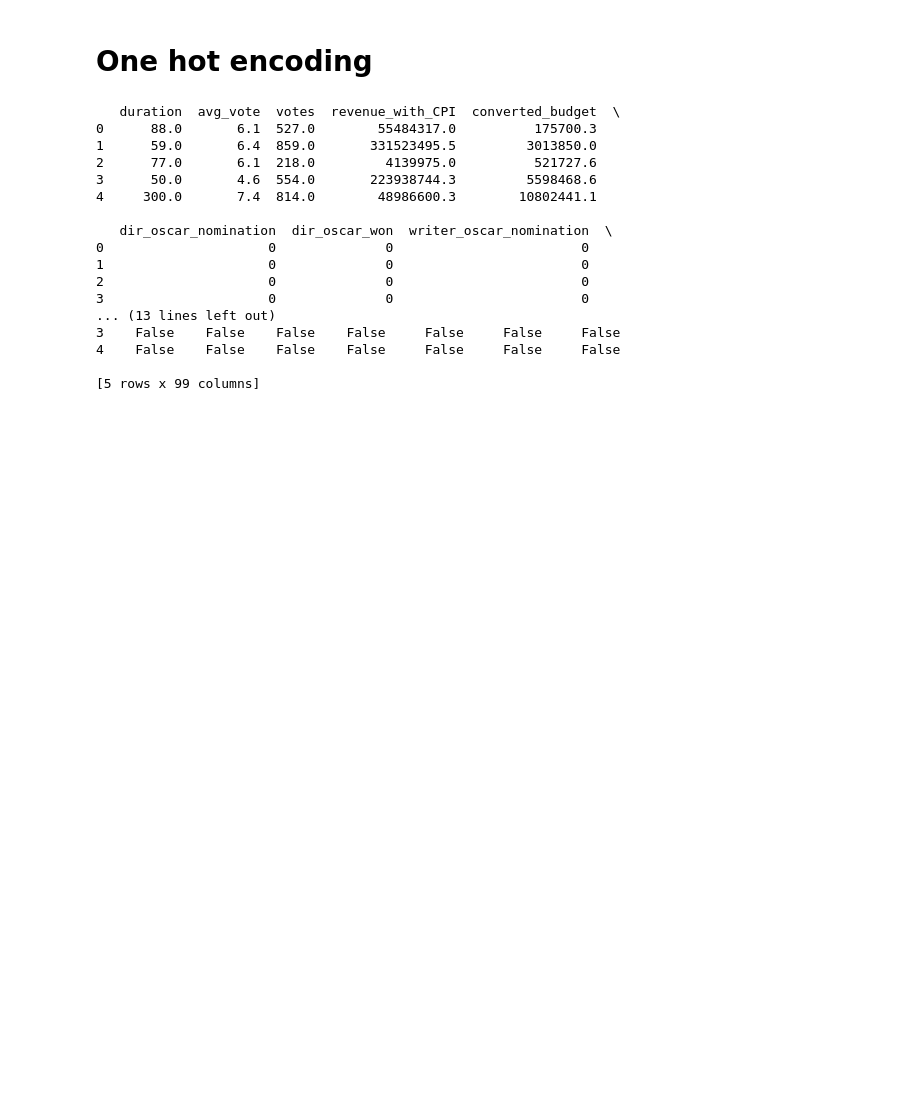
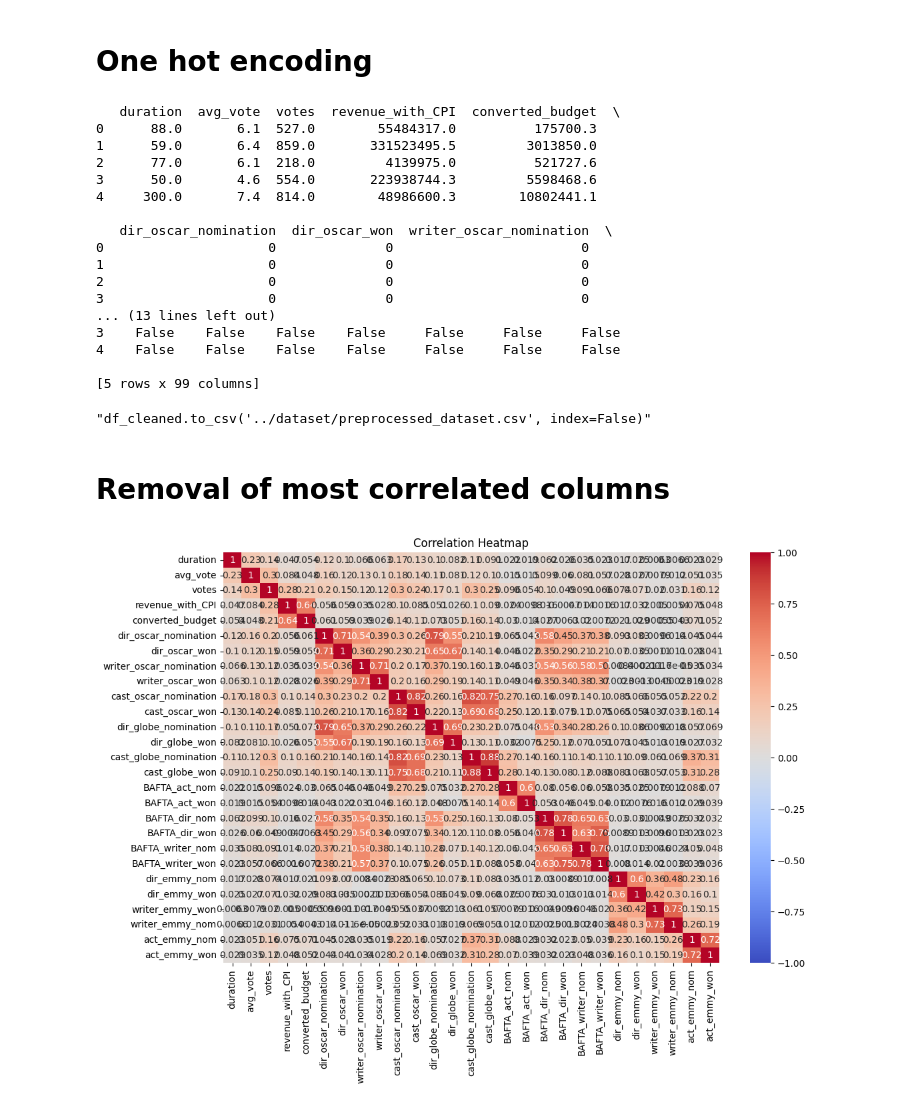
Before and after one commit to AndreaRuggieri/DMML, a Jupyter notebook: final_project/preprocessing/data_preprocessing.ipynb, the cells around one changed output. Saved outputs shown, nothing was run; the diff lists cells and outputs as text; code cells hidden in the pictures; blank space fills up the shorter version.

```diff
--- a/final_project/preprocessing/data_preprocessing.ipynb
+++ b/final_project/preprocessing/data_preprocessing.ipynb
@@ -638,4 +643,18 @@ print(df_cleaned.head())
 
 [5 rows x 99 columns]
 # %%
-df_cleaned.to_csv('../dataset/preprocessed_dataset.csv', index=False)
+"""df_cleaned.to_csv('../dataset/preprocessed_dataset.csv', index=False)"""
+# %% [output]
+"df_cleaned.to_csv('../dataset/preprocessed_dataset.csv', index=False)"
+# %% [markdown]
+# Removal of most correlated columns
+# %%
+
+# Correlation map
+plt.figure(figsize=(12, 8))
+correlation_matrix = df_cleaned[numerical_columns].corr()
+sns.heatmap(correlation_matrix, annot=True, cmap='coolwarm', vmin=-1, vmax=1)
+plt.title('Correlation Heatmap')
+plt.show()
+# %% [output]
+[figure, added]
```
Also changed, not shown: parts of 10 cells of this notebook, 1 other file.
